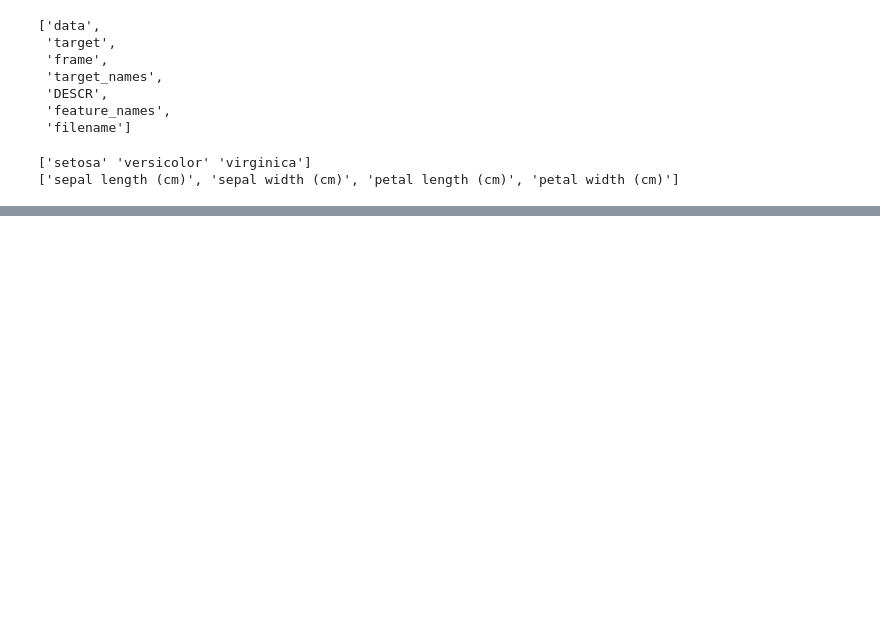
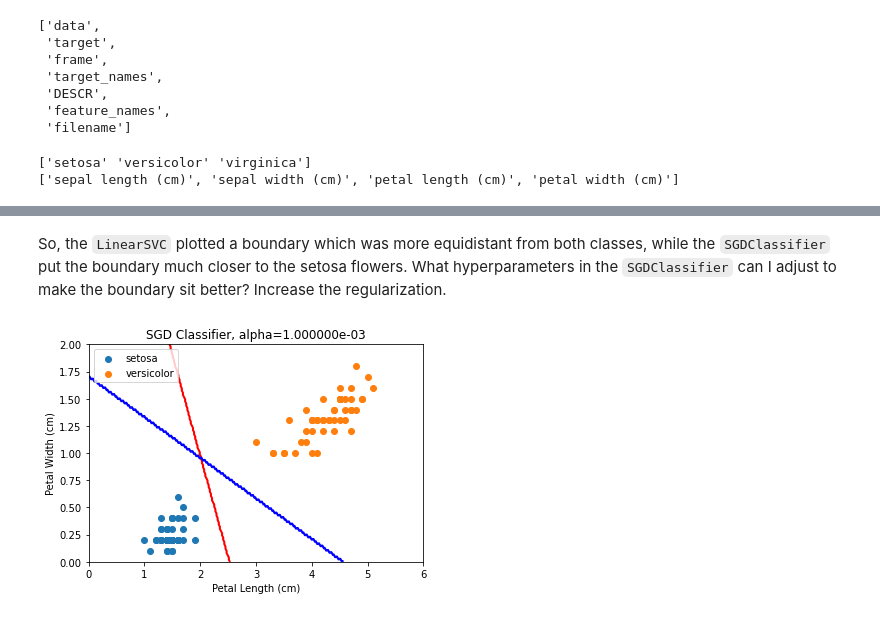
Before and after one commit to pvasudev16/handson-ml, a Jupyter notebook: chapter5.ipynb, the cells around one changed output, grey strips where cells are left out. Drawn from its saved outputs; the diff is of its cells as text; code cells hidden in the pictures; blank space fills up the shorter version.

```diff
--- a/chapter5.ipynb
+++ b/chapter5.ipynb
@@ -204,0 +243,19 @@ Pipeline(steps=[('scaler', StandardScaler()),
+# %% [markdown]
+So, the `LinearSVC` plotted a boundary which was more equidistant from both classes, while the `SGDClassifier` put the boundary much closer to the setosa flowers. What hyperparameters in the `SGDClassifier` can I adjust to make the boundary sit better? Increase the regularization.
+# %%
+# Make a function to play with regularization
+def sgd_classifier_regularized(alpha):
+    sgd_clf = SGDClassifier(random_state = 42, alpha=alpha)
+    sgd_clf.fit(X_subset, y_subset)
+    return sgd_clf
+
+def plot_sgd_alpha(alpha):
+    plot_linearly_separable_data()
+    plot_decision_boundary(sgd_classifier_regularized(alpha))
+    plot_linear_svc_boundary()
+    plt.title('SGD Classifier, alpha=%e'%(alpha,))
+    plt.show()
+
+plot_sgd_alpha(1e-3)
+# %% [output]
+[figure, added]
```
Also changed, not shown: parts of 22 cells of this notebook.
